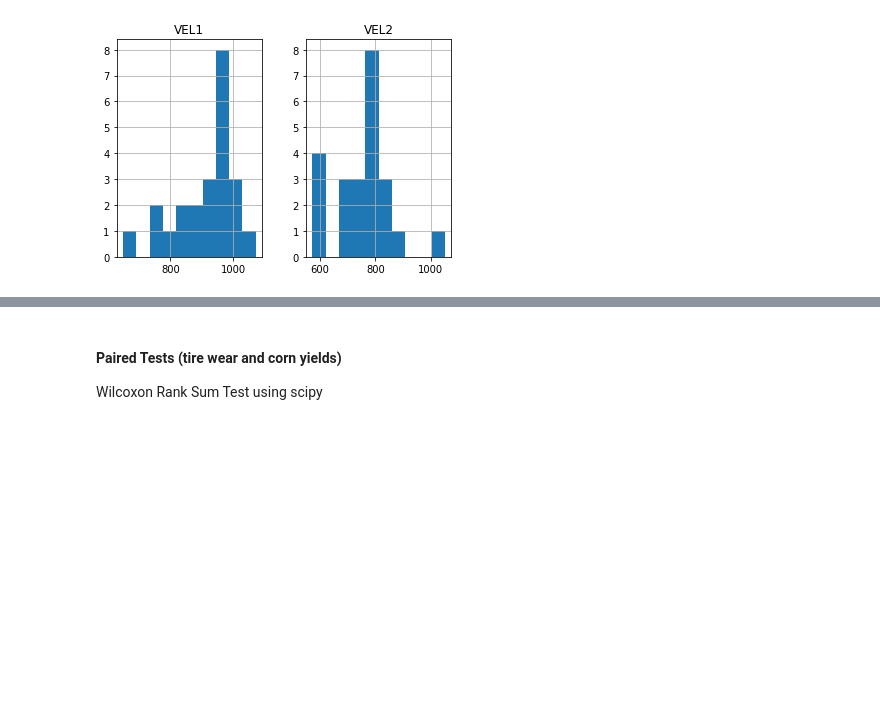
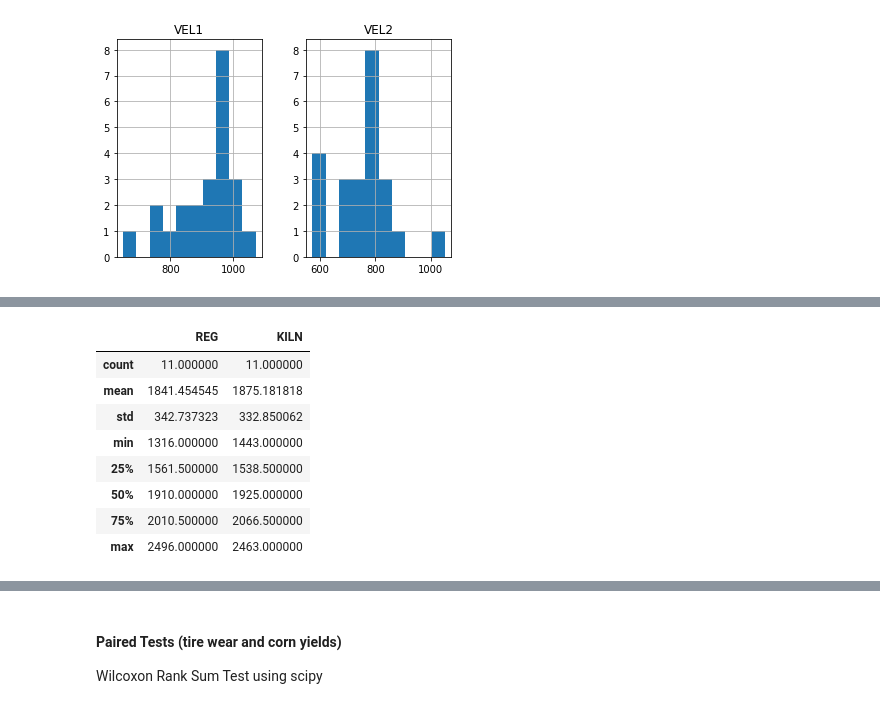
Before and after one commit to masonedmison/691_data_sci, a Jupyter notebook: In class exercise Wk. 5.ipynb, the cells around one changed output, grey strips where cells are left out. Saved outputs shown, nothing was run; the diff lists cells and outputs as text; code cells hidden in the pictures; blank space fills up the shorter version.

```diff
--- a/In class exercise Wk. 5.ipynb
+++ b/In class exercise Wk. 5.ipynb
@@ -64,0 +92,12 @@ array([[<matplotlib.axes._subplots.AxesSubplot object at 0x...>,
+# %%
+c.describe()
+# %% [output]
+|  | REG | KILN |
+| count | 11.000000 | 11.000000 |
+| mean | 1841.454545 | 1875.181818 |
+| std | 342.737323 | 332.850062 |
+| min | 1316.000000 | 1443.000000 |
+| 25% | 1561.500000 | 1538.500000 |
+| 50% | 1910.000000 | 1925.000000 |
+| 75% | 2010.500000 | 2066.500000 |
+| max | 2496.000000 | 2463.000000 |
```
Also changed, not shown: parts of 7 cells of this notebook.
